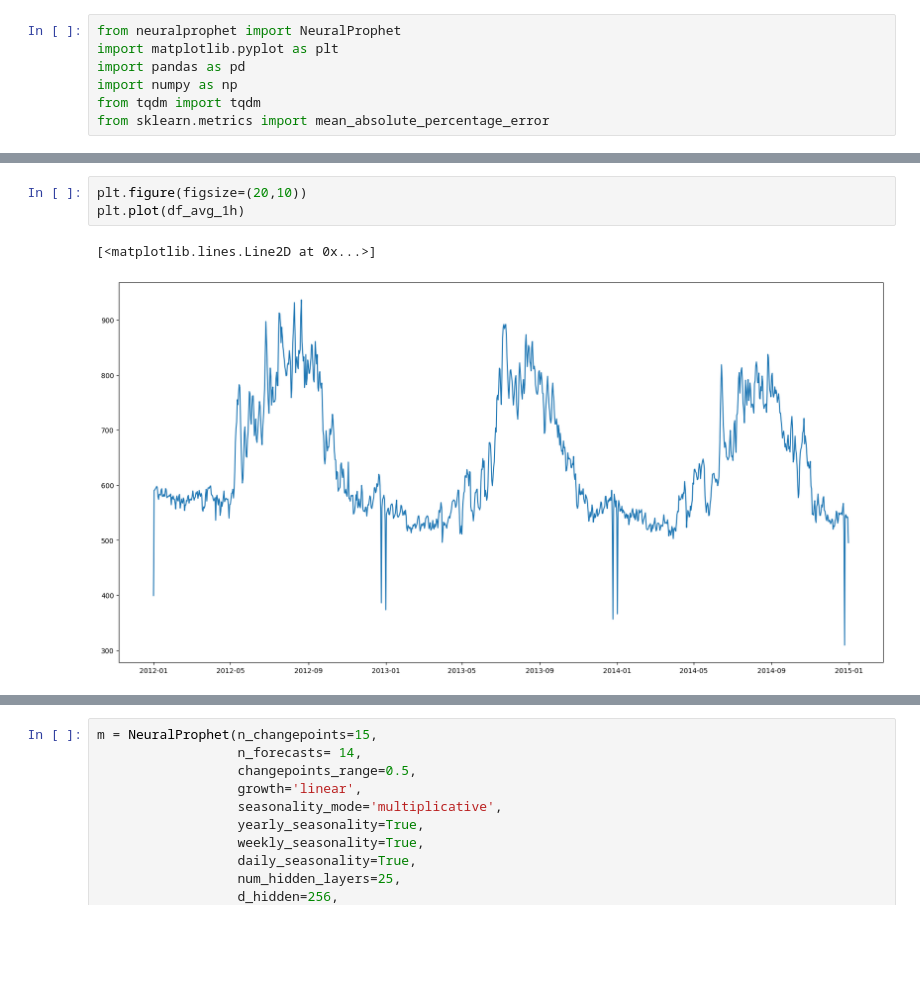
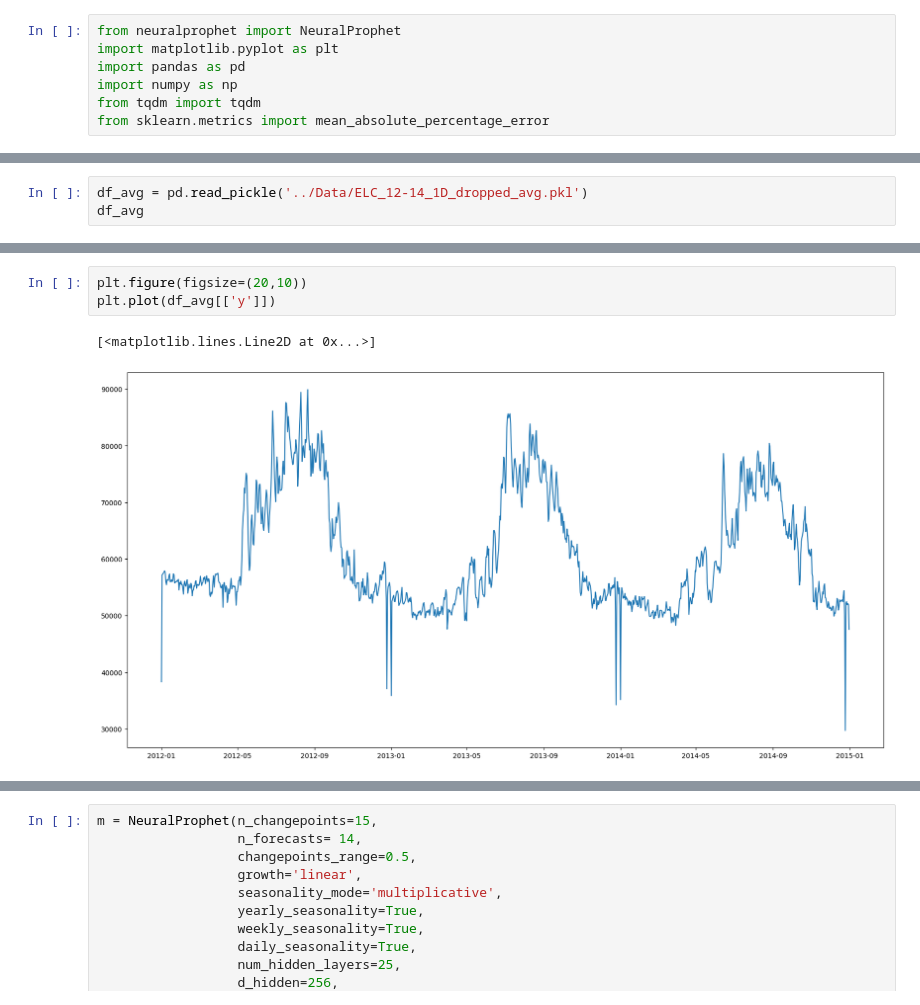
Before and after one commit to yichuang25/Electricity_Forecasting, a Jupyter notebook: Model/NProphet-1D_avg.ipynb, the cells around one changed output, grey strips where cells are left out. Cells and saved outputs as stored; diff of their text form; blank space fills up the shorter version.

```diff
--- a/Model/NProphet-1D_avg.ipynb
+++ b/Model/NProphet-1D_avg.ipynb
@@ -46,0 +8,3 @@ df_avg_1h
+# %%
+df_avg = pd.read_pickle('../Data/ELC_12-14_1D_dropped_avg.pkl')
+df_avg
@@ -47,6 +25,6 @@ df_avg_1h
 # %%
 plt.figure(figsize=(20,10))
-plt.plot(df_avg_1h)
+plt.plot(df_avg[['y']])
 # %% [output]
 [<matplotlib.lines.Line2D at 0x...>]
-[figure, old version]
+[figure, new version]
```
Also changed, not shown: parts of 15 cells of this notebook, 6 other files.
